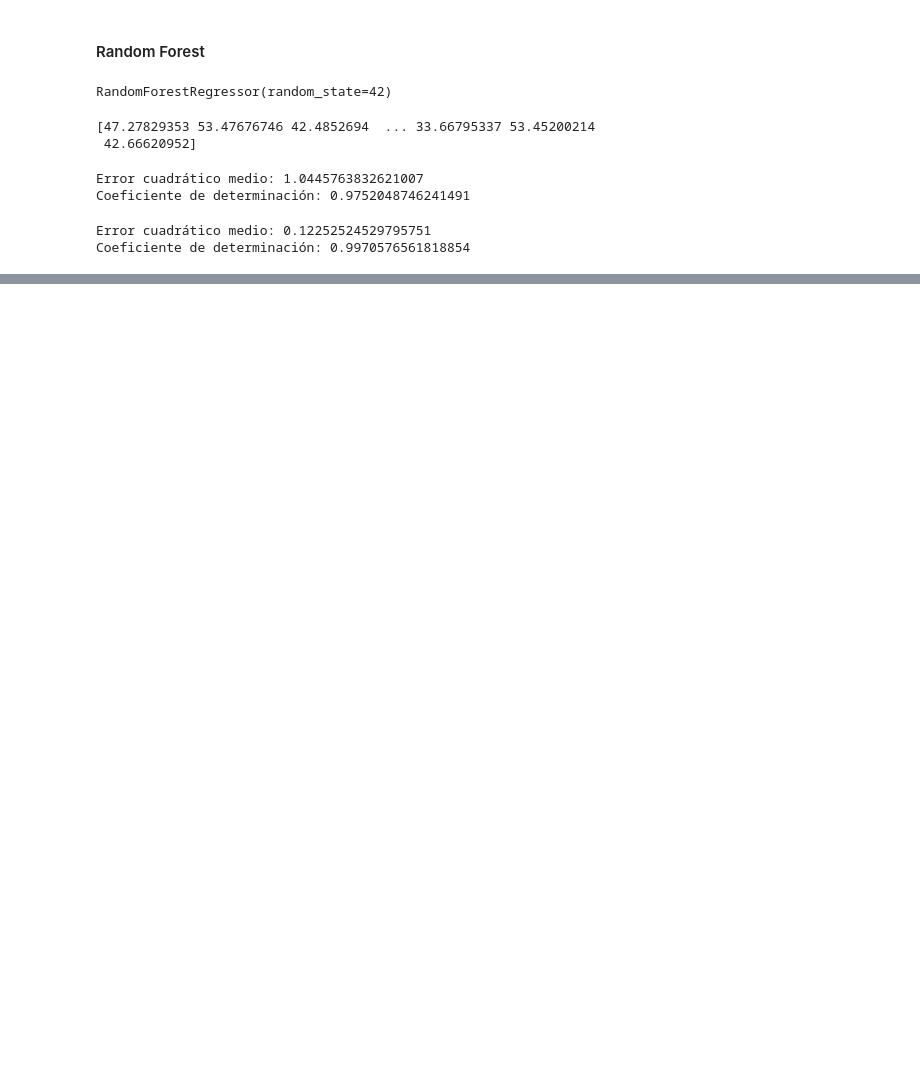
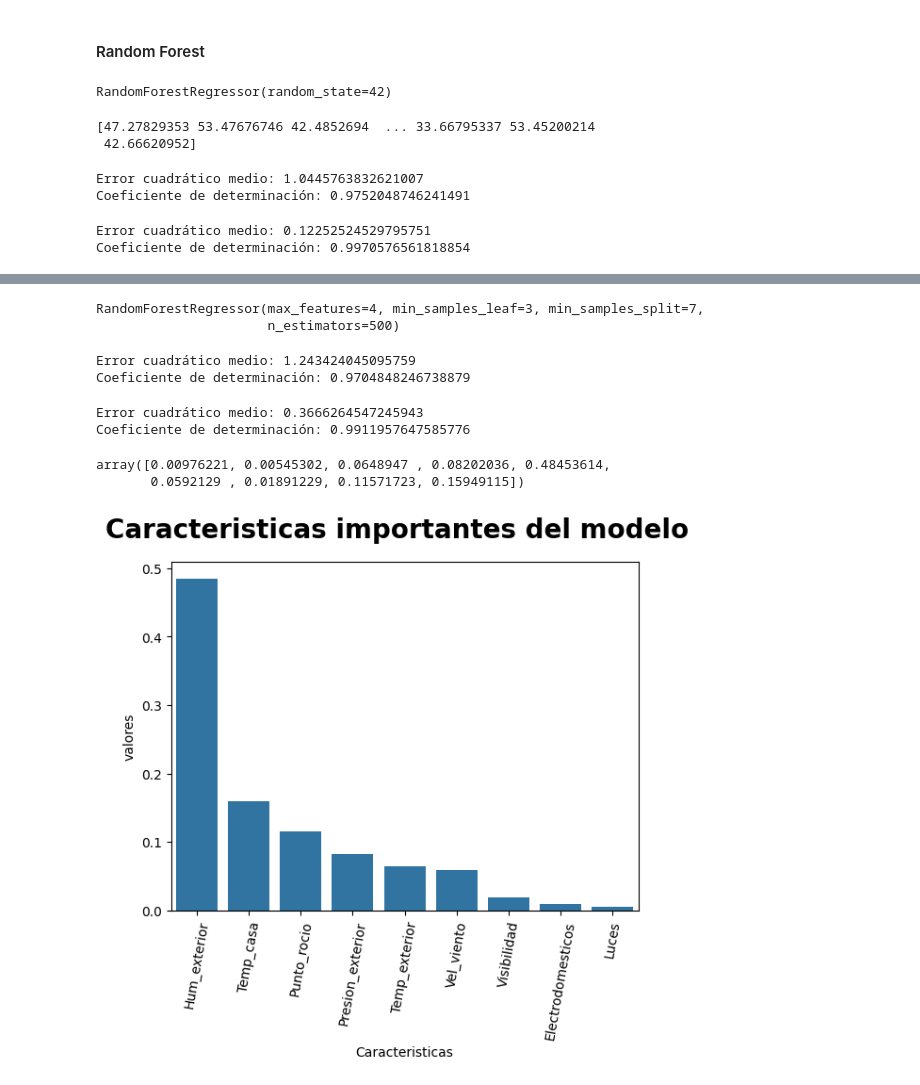
Before and after one commit to Gabymoctezuma/Proyecto-final, a Jupyter notebook: src/explore.ipynb, the cells around one changed output, grey strips where cells are left out. Saved outputs shown, nothing was run; the diff lists cells and outputs as text; code cells hidden in the pictures; blank space fills up the shorter version.

Commit message:
Hiperparametros de RandomForest con Random Search y después con un Grid Search

```diff
--- a/src/explore.ipynb
+++ b/src/explore.ipynb
@@ -796,0 +867,5 @@ Coeficiente de determinación: 0.9970576561818854
+# %%
+### Entrenamiento del mejor modelo
+
+rs_model_best = RandomForestRegressor(**rs_model.best_params_)
+rs_model_best.fit(X_train, y_train)
@@ -796,0 +890,24 @@ Coeficiente de determinación: 0.9970576561818854
+# %%
+# Importar libreria
+
+from sklearn.model_selection import GridSearchCV
+
+## Optimización
+
+rf_grid = {"n_estimators": [300,400,500],
+           "max_depth": [None],
+           "min_samples_split": [7,8,9],
+           "min_samples_leaf": [3,4,5],
+           "max_features": [2,3,4]}
+
+### RandomizedSearchCV
+
+gd_model = GridSearchCV(RandomForestRegressor(),
+                              param_grid=rf_grid,
+                              scoring = "r2",
+                              n_jobs= -1,
+                              cv=5,
+                              verbose=True)
+
+## Entrenamiento
+gd_model.fit(X_train, y_train)
@@ -796,0 +932,42 @@ Coeficiente de determinación: 0.9970576561818854
+# %%
+gd_model_best = RandomForestRegressor(**gd_model.best_params_)
+gd_model_best.fit(X_train, y_train)
+# %% [output]
+RandomForestRegressor(max_features=4, min_samples_leaf=3, min_samples_split=7,
+                      n_estimators=500)
+# %%
+## Predicción
+
+y_pred_gd = gd_model_best.predict(X_test)
+print(f"Error cuadrático medio: {mean_squared_error(y_test, y_pred_gd)}")
+print(f"Coeficiente de determinación: {r2_score(y_test, y_pred_gd)}")
+# %% [output]
+Error cuadrático medio: 1.243424045095759
+Coeficiente de determinación: 0.9704848246738879
+# %%
+## Sobreajuste
+y_pred_gd_train = gd_model_best.predict(X_train)
+print(f"Error cuadrático medio: {mean_squared_error(y_train, y_pred_gd_train)}")
+print(f"Coeficiente de determinación: {r2_score(y_train, y_pred_gd_train)}")
+# %% [output]
+Error cuadrático medio: 0.3666264547245943
+Coeficiente de determinación: 0.9911957647585776
+# %%
+gd_model_best.feature_importances_
+# %% [output]
+array([0.00976221, 0.00545302, 0.0648947 , 0.08202036, 0.48453614,
+       0.0592129 , 0.01891229, 0.11571723, 0.15949115])
+# %%
+# Caracteristicas más importantes
+
+df = (pd.DataFrame({"Caracteristicas": X_train.columns,
+                        "valores": gd_model_best.feature_importances_})
+          .sort_values("valores", ascending=False))
+# %%
+import seaborn as sns
+import matplotlib.pyplot as plt
+sns.barplot(x = 'Caracteristicas',y = 'valores',data = df, legend=False)
+plt.suptitle('Caracteristicas importantes del modelo' , fontweight = 'black', fontsize=20)
+plt.xticks(rotation=80);
+# %% [output]
+[figure, added]
```
Also changed, not shown: parts of 9 cells of this notebook.
